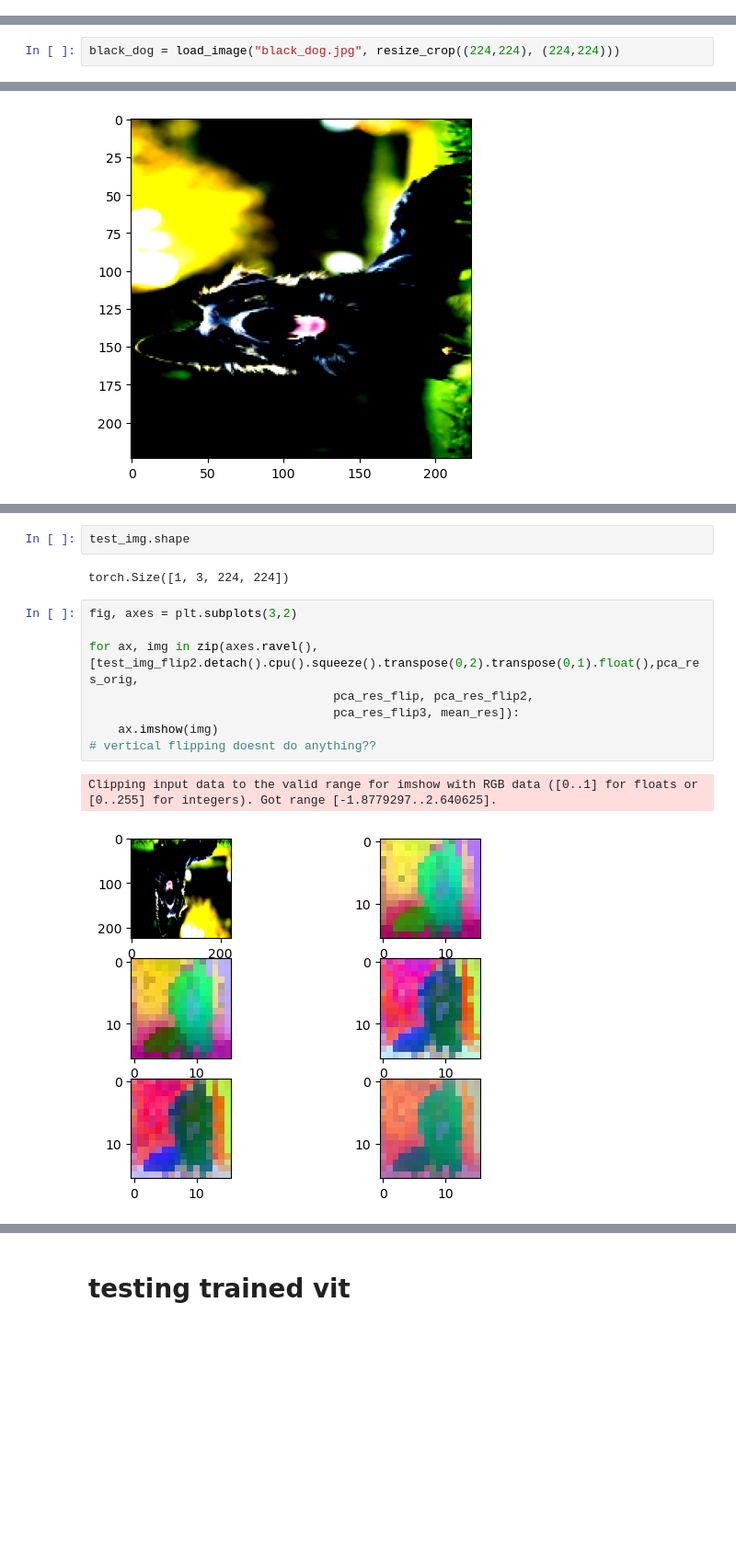
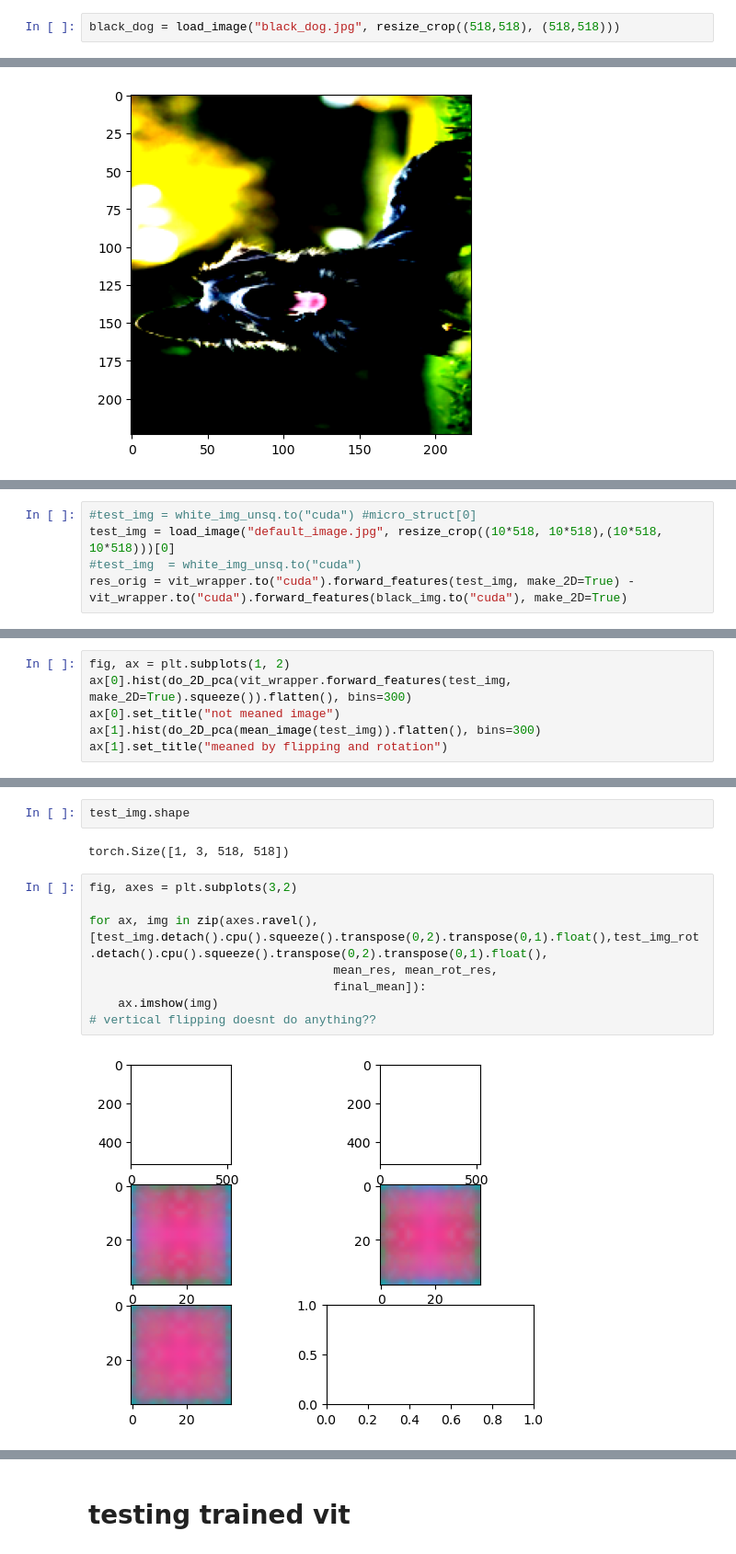
Before and after one commit to tldr-group/dino-saw, a Jupyter notebook: testing_dinov2/test.ipynb, the cells around one changed output, grey strips where cells are left out. Shown at 92% size. Drawn from its saved outputs; the diff is of its cells as text; blank space fills up the shorter version.

Commit message:
much testing (found out that channels 359, 117, 47 very important for positional bias) Maybe black image for substracting positional encoding?

```diff
--- a/testing_dinov2/test.ipynb
+++ b/testing_dinov2/test.ipynb
@@ -23,0 +38,2 @@ Warning: no flash attn available
+# %%
+black_dog = load_image("black_dog.jpg", resize_crop((518,518), (518,518)))
@@ -121,5 +133,3 @@ torch.Size([1, 3, 224, 224])
-# %%
-black_dog = load_image("black_dog.jpg", resize_crop((224,224), (224,224)))
 # %%
 plt.imshow(black_dog[0].cpu().squeeze().transpose(0,2).transpose(0,1).float())
 # %% [output]
@@ -199,0 +225,5 @@ mean_res = (pca_res_flip + pca_res_orig + pca_res_flip2 + pca_res_flip3) / 4
+# %%
+#test_img = white_img_unsq.to("cuda") #micro_struct[0]
+test_img = load_image("default_image.jpg", resize_crop((10*518, 10*518),(10*518, 10*518)))[0]
+#test_img  = white_img_unsq.to("cuda")
+res_orig = vit_wrapper.to("cuda").forward_features(test_img, make_2D=True) - vit_wrapper.to("cuda").forward_features(black_img.to("cuda"), make_2D=True)
@@ -199,0 +250,6 @@ mean_res = (pca_res_flip + pca_res_orig + pca_res_flip2 + pca_res_flip3) / 4
+# %%
+fig, ax = plt.subplots(1, 2)
+ax[0].hist(do_2D_pca(vit_wrapper.forward_features(test_img, make_2D=True).squeeze()).flatten(), bins=300)
+ax[0].set_title("not meaned image")
+ax[1].hist(do_2D_pca(mean_image(test_img)).flatten(), bins=300)
+ax[1].set_title("meaned by flipping and rotation")
@@ -200,15 +259,14 @@ mean_res = (pca_res_flip + pca_res_orig + pca_res_flip2 + pca_res_flip3) / 4
 # %%
 test_img.shape
 # %% [output]
-torch.Size([1, 3, 224, 224])
+torch.Size([1, 3, 518, 518])
 # %%
 fig, axes = plt.subplots(3,2)
 
-for ax, img in zip(axes.ravel(), [test_img_flip2.detach().cpu().squeeze().transpose(0,2).transpose(0,1).float(),pca_res_orig,
-                                  pca_res_flip, pca_res_flip2,
-                                  pca_res_flip3, mean_res]):
+for ax, img in zip(axes.ravel(), [test_img.detach().cpu().squeeze().transpose(0,2).transpose(0,1).float(),test_img_rot.detach().cpu().squeeze().transpose(0,2).transpose(0,1).float(),
+                                  mean_res, mean_rot_res,
+                                  final_mean]):
     ax.imshow(img)
 # vertical flipping doesnt do anything??
 # %% [output]
-Clipping input data to the valid range for imshow with RGB data ([0..1] for floats or [0..255] for integers). Got range [-1.8779297..2.640625].
-[figure, old version]
+[figure, new version]
```
Also changed, not shown: parts of 16 cells of this notebook.
